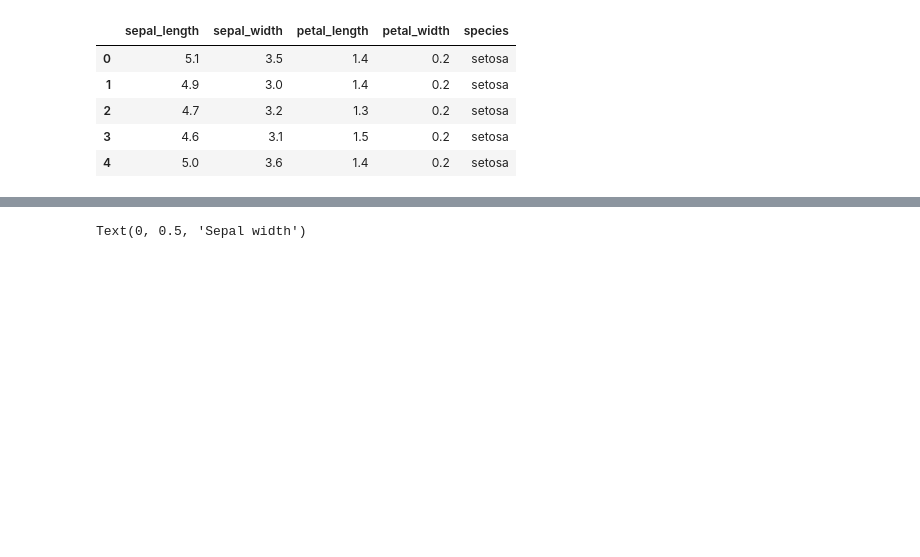
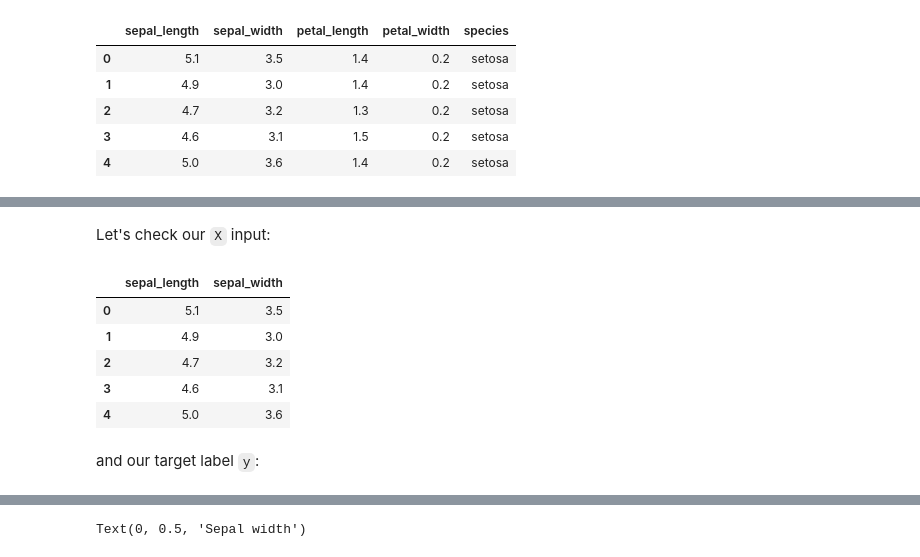
Before and after one commit to faizuddin/ISB46703, a Jupyter notebook: learning/supervised_classification_svm.ipynb, the cells around one changed output, grey strips where cells are left out. Saved outputs shown, nothing was run; the diff lists cells and outputs as text; code cells hidden in the pictures; blank space fills up the shorter version.

```diff
--- a/learning/supervised_classification_svm.ipynb
+++ b/learning/supervised_classification_svm.ipynb
@@ -222,3 +220,16 @@ y = X["species"]
 
 # Drop "petal_width", "petal_length", "species" from input
 X = X.drop(["petal_width", "petal_length", "species"], axis=1)
+# %% [markdown]
+Let's check our `X` input:
+# %%
+X.head()
+# %% [output]
+|  | sepal_length | sepal_width |
+| 0 | 5.1 | 3.5 |
+| 1 | 4.9 | 3.0 |
+| 2 | 4.7 | 3.2 |
+| 3 | 4.6 | 3.1 |
+| 4 | 5.0 | 3.6 |
+# %% [markdown]
+and our target label `y`:
```
Also changed, not shown: parts of 9 cells of this notebook, 1 other file.
